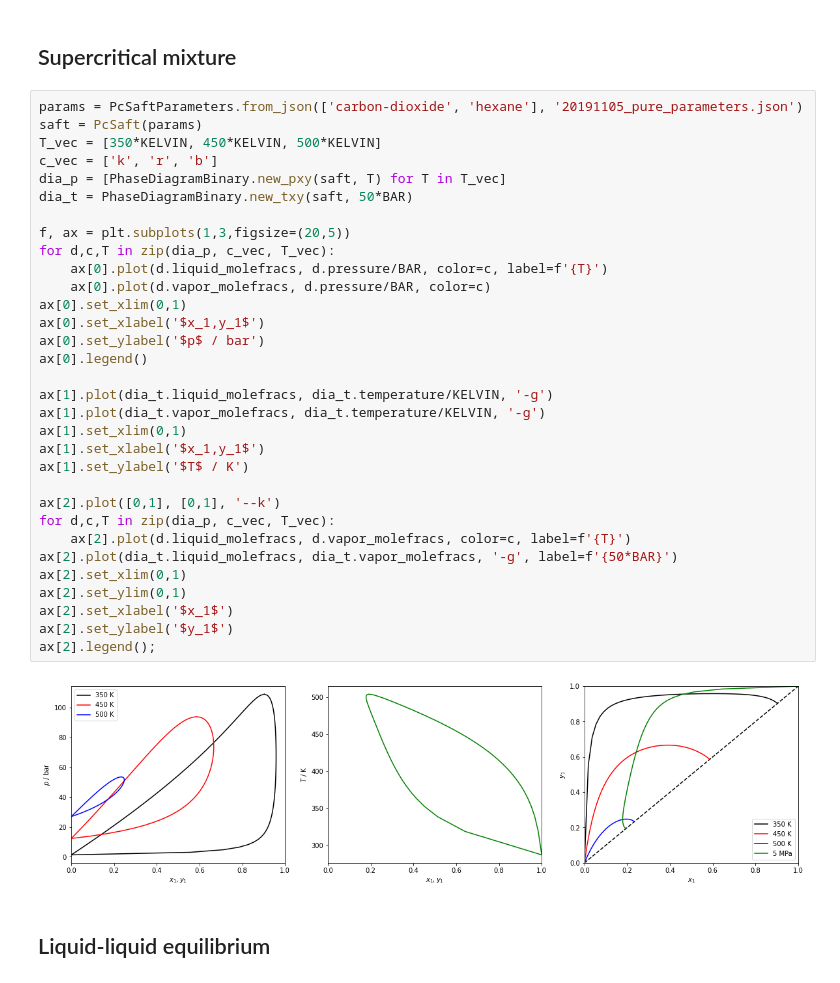
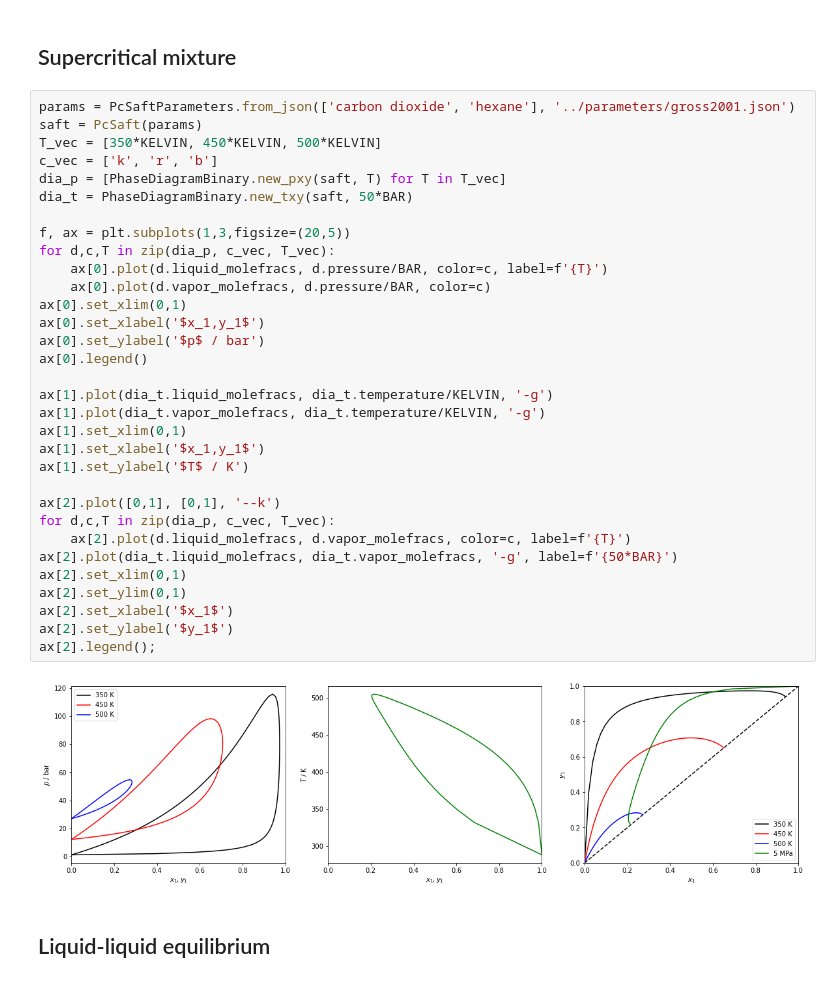
Before and after one commit to feos-org/feos-pcsaft, a Jupyter notebook: examples/PhaseDiagramBinary.ipynb, the cells around one changed output. Cells and saved outputs as stored; diff of their text form.

```diff
--- a/examples/PhaseDiagramBinary.ipynb
+++ b/examples/PhaseDiagramBinary.ipynb
@@ -67,39 +67,39 @@ ax[2].set_ylabel('$y_1$');
 # %% [markdown]
 ## Supercritical mixture
 # %%
-params = PcSaftParameters.from_json(['carbon-dioxide', 'hexane'], '20191105_pure_parameters.json')
+params = PcSaftParameters.from_json(['carbon dioxide', 'hexane'], '../parameters/gross2001.json')
 saft = PcSaft(params)
 T_vec = [350*KELVIN, 450*KELVIN, 500*KELVIN]
 c_vec = ['k', 'r', 'b']
 dia_p = [PhaseDiagramBinary.new_pxy(saft, T) for T in T_vec]
 dia_t = PhaseDiagramBinary.new_txy(saft, 50*BAR)
 
 f, ax = plt.subplots(1,3,figsize=(20,5))
 for d,c,T in zip(dia_p, c_vec, T_vec):
     ax[0].plot(d.liquid_molefracs, d.pressure/BAR, color=c, label=f'{T}')
     ax[0].plot(d.vapor_molefracs, d.pressure/BAR, color=c)
 ax[0].set_xlim(0,1)
 ax[0].set_xlabel('$x_1,y_1$')
 ax[0].set_ylabel('$p$ / bar')
 ax[0].legend()
 
 ax[1].plot(dia_t.liquid_molefracs, dia_t.temperature/KELVIN, '-g')
 ax[1].plot(dia_t.vapor_molefracs, dia_t.temperature/KELVIN, '-g')
 ax[1].set_xlim(0,1)
 ax[1].set_xlabel('$x_1,y_1$')
 ax[1].set_ylabel('$T$ / K')
 
 ax[2].plot([0,1], [0,1], '--k')
 for d,c,T in zip(dia_p, c_vec, T_vec):
     ax[2].plot(d.liquid_molefracs, d.vapor_molefracs, color=c, label=f'{T}')
 ax[2].plot(dia_t.liquid_molefracs, dia_t.vapor_molefracs, '-g', label=f'{50*BAR}')
 ax[2].set_xlim(0,1)
 ax[2].set_ylim(0,1)
 ax[2].set_xlabel('$x_1$')
 ax[2].set_ylabel('$y_1$')
 ax[2].legend();
 # %% [output]
-[figure, old version]
+[figure, new version]
 # %% [markdown]
 ##  Liquid-liquid equilibrium
 # %%
```
Also changed, not shown: parts of 5 cells of this notebook, 16 other files.
